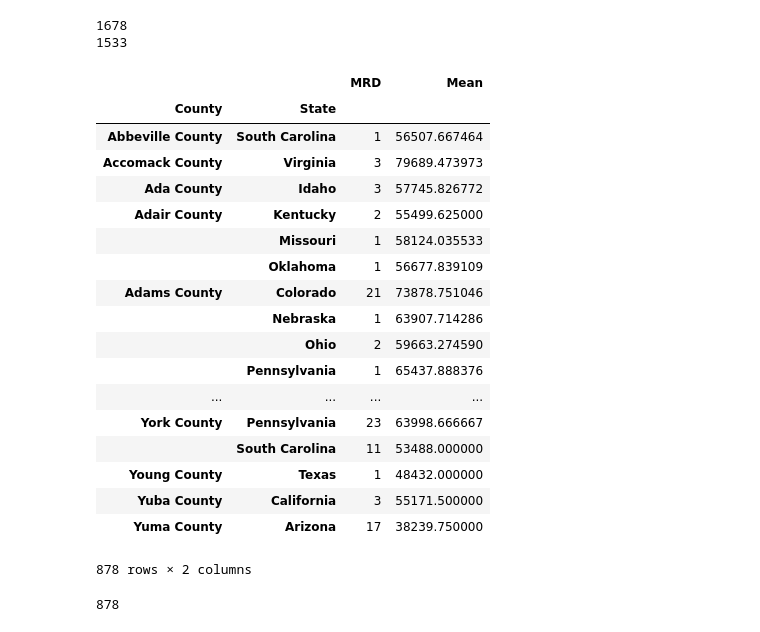
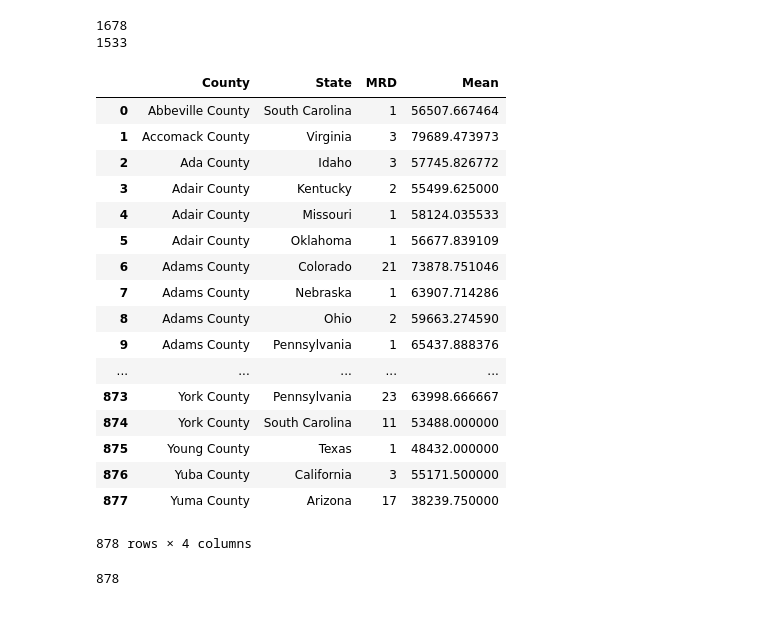
Before and after one commit to jstetter/project-1, a Jupyter notebook: project_1.ipynb, the cells around one changed output. Saved outputs shown, nothing was run; the diff lists cells and outputs as text; code cells hidden in the pictures.

```diff
--- a/project_1.ipynb
+++ b/project_1.ipynb
@@ -72,27 +72,27 @@ print(len(crime_df2))
 1533
 # %%
 combined_df2 = pd.merge(crime_df2, income_df2, left_index=True, right_index=True)
+combined_df2 = combined_df2.reset_index()
 combined_df2
 # %% [output]
-|  |  | MRD | Mean |
-| County | State |  |  |
-| Abbeville County | South Carolina | 1 | 56507.667464 |
-| Accomack County | Virginia | 3 | 79689.473973 |
-| Ada County | Idaho | 3 | 57745.826772 |
-| Adair County | Kentucky | 2 | 55499.625000 |
-|  | Missouri | 1 | 58124.035533 |
-|  | Oklahoma | 1 | 56677.839109 |
-| Adams County | Colorado | 21 | 73878.751046 |
-|  | Nebraska | 1 | 63907.714286 |
-|  | Ohio | 2 | 59663.274590 |
-|  | Pennsylvania | 1 | 65437.888376 |
-| ... | ... | ... | ... |
-| York County | Pennsylvania | 23 | 63998.666667 |
-|  | South Carolina | 11 | 53488.000000 |
-| Young County | Texas | 1 | 48432.000000 |
-| Yuba County | California | 3 | 55171.500000 |
-| Yuma County | Arizona | 17 | 38239.750000 |
+|  | County | State | MRD | Mean |
+| 0 | Abbeville County | South Carolina | 1 | 56507.667464 |
+| 1 | Accomack County | Virginia | 3 | 79689.473973 |
+| 2 | Ada County | Idaho | 3 | 57745.826772 |
+| 3 | Adair County | Kentucky | 2 | 55499.625000 |
+| 4 | Adair County | Missouri | 1 | 58124.035533 |
+| 5 | Adair County | Oklahoma | 1 | 56677.839109 |
+| 6 | Adams County | Colorado | 21 | 73878.751046 |
+| 7 | Adams County | Nebraska | 1 | 63907.714286 |
+| 8 | Adams County | Ohio | 2 | 59663.274590 |
+| 9 | Adams County | Pennsylvania | 1 | 65437.888376 |
+| ... | ... | ... | ... | ... |
+| 873 | York County | Pennsylvania | 23 | 63998.666667 |
+| 874 | York County | South Carolina | 11 | 53488.000000 |
+| 875 | Young County | Texas | 1 | 48432.000000 |
+| 876 | Yuba County | California | 3 | 55171.500000 |
+| 877 | Yuma County | Arizona | 17 | 38239.750000 |
-878 rows × 2 columns
+878 rows × 4 columns
 # %%
 combined_df = combined_df2.reset_index()
 len(combined_df)
```
Also changed, not shown: parts of 10 cells of this notebook.
